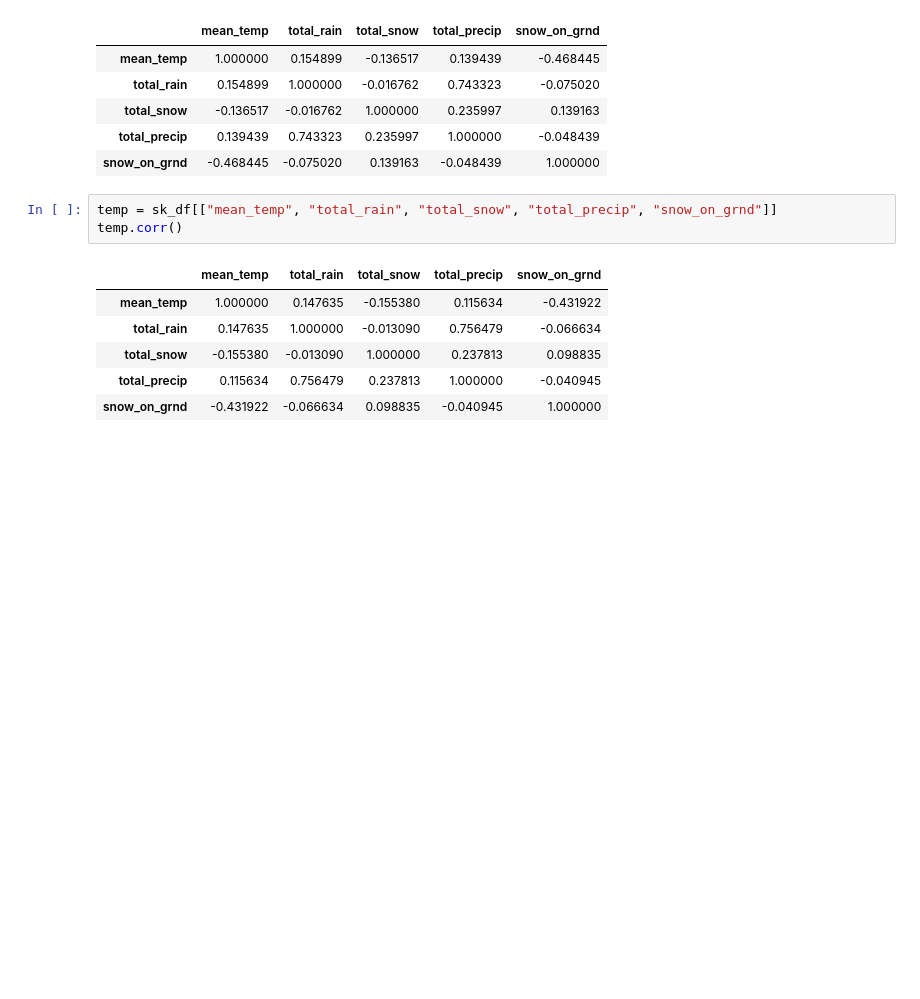
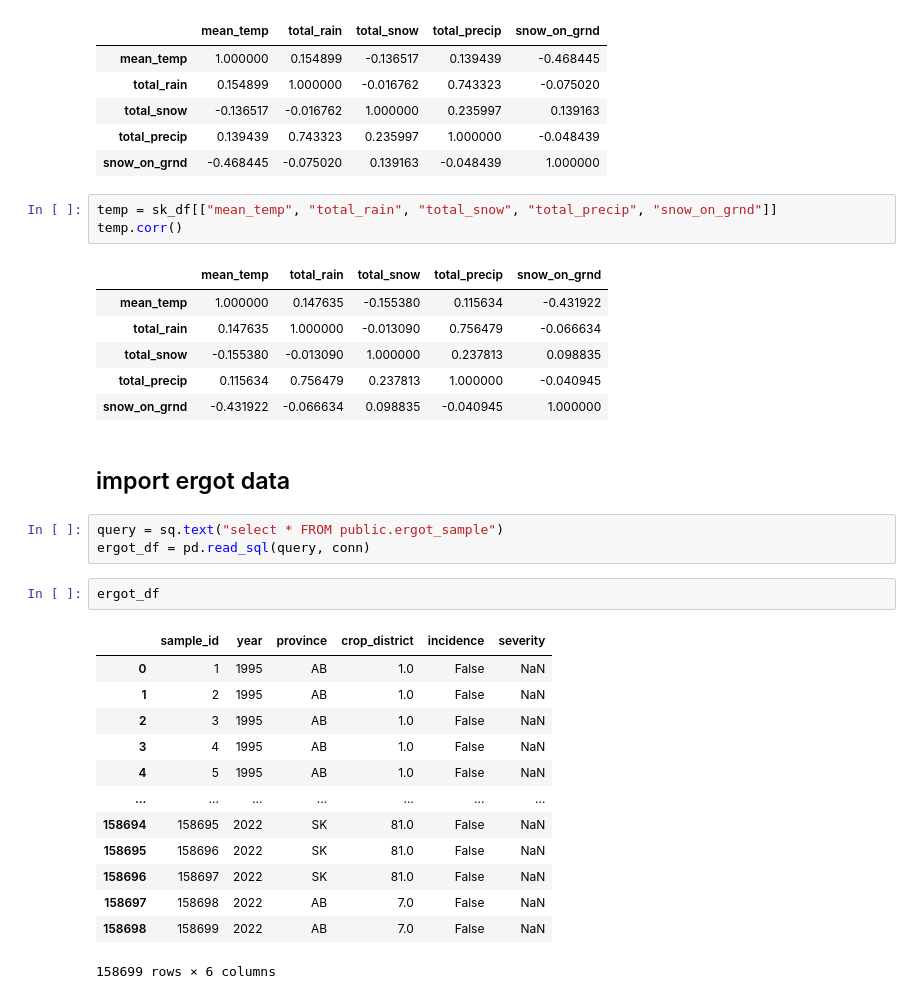
Before and after one commit to ChromaticPanic/CGC_Grain_Outcome_Predictions, a Jupyter notebook: src/WeatherStation/WeatherStationVisual.ipynb, the cells around one changed output. Cells and saved outputs as stored; diff of their text form; blank space fills up the shorter version.

Commit message:
waiting for ergot aggregation

```diff
--- a/src/WeatherStation/WeatherStationVisual.ipynb
+++ b/src/WeatherStation/WeatherStationVisual.ipynb
@@ -236,3 +236,24 @@ temp.corr()
 | total_snow | -0.155380 | -0.013090 | 1.000000 | 0.237813 | 0.098835 |
 | total_precip | 0.115634 | 0.756479 | 0.237813 | 1.000000 | -0.040945 |
 | snow_on_grnd | -0.431922 | -0.066634 | 0.098835 | -0.040945 | 1.000000 |
+# %% [markdown]
+## import ergot data
+# %%
+query = sq.text("select * FROM public.ergot_sample")
+ergot_df = pd.read_sql(query, conn)
+# %%
+ergot_df
+# %% [output]
+|  | sample_id | year | province | crop_district | incidence | severity |
+| 0 | 1 | 1995 | AB | 1.0 | False | NaN |
+| 1 | 2 | 1995 | AB | 1.0 | False | NaN |
+| 2 | 3 | 1995 | AB | 1.0 | False | NaN |
+| 3 | 4 | 1995 | AB | 1.0 | False | NaN |
+| 4 | 5 | 1995 | AB | 1.0 | False | NaN |
+| ... | ... | ... | ... | ... | ... | ... |
+| 158694 | 158695 | 2022 | SK | 81.0 | False | NaN |
+| 158695 | 158696 | 2022 | SK | 81.0 | False | NaN |
+| 158696 | 158697 | 2022 | SK | 81.0 | False | NaN |
+| 158697 | 158698 | 2022 | AB | 7.0 | False | NaN |
+| 158698 | 158699 | 2022 | AB | 7.0 | False | NaN |
+158699 rows × 6 columns
```
